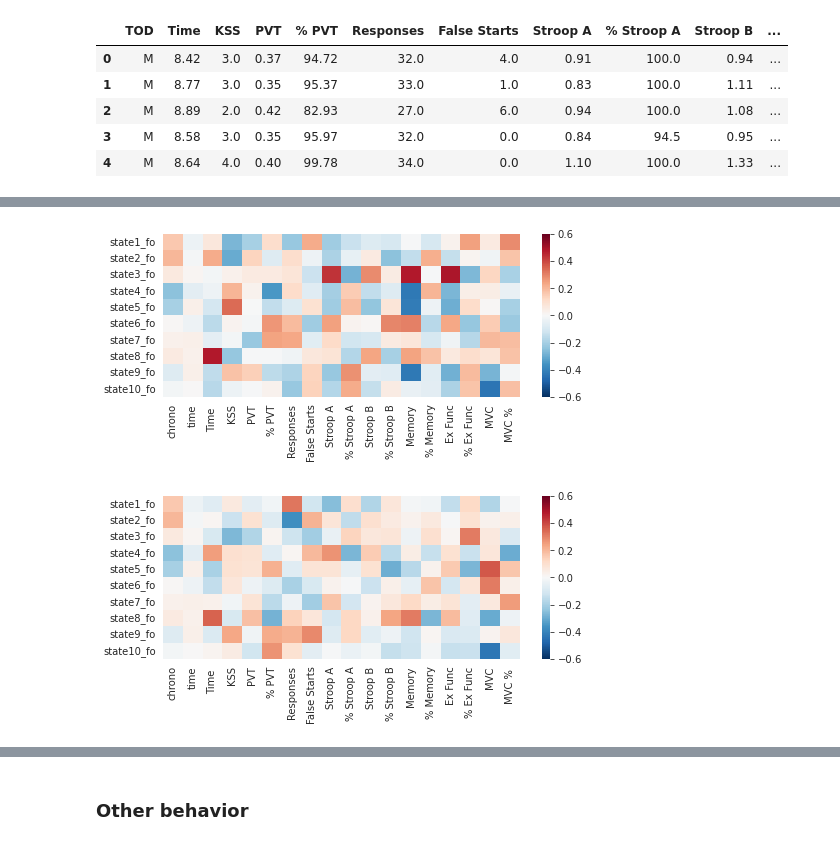
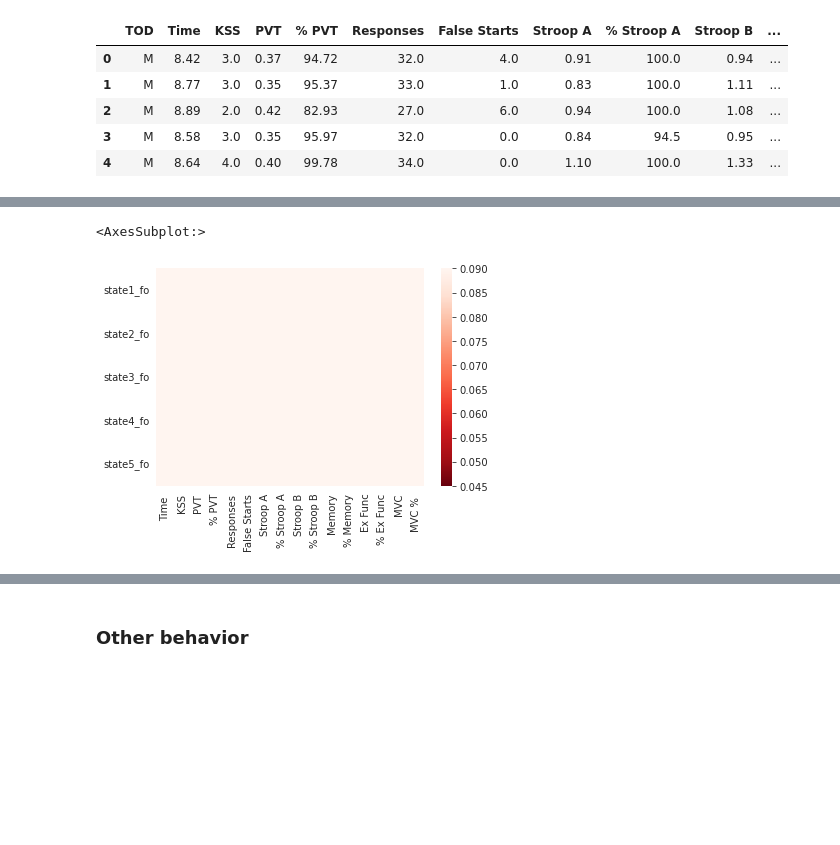
Before and after one commit to Wetiqe/MSc-Data-Analysis, a Jupyter notebook: scripts/correlation.ipynb, the cells around one changed output, grey strips where cells are left out. Saved outputs shown, nothing was run; the diff lists cells and outputs as text; code cells hidden in the pictures; blank space fills up the shorter version.

```diff
--- a/scripts/correlation.ipynb
+++ b/scripts/correlation.ipynb
@@ -206,8 +190,6 @@ warp_focorr_plot(df_fo_perform, (8,3))
 # %%
-warp_focorr_plot(pd.concat([fo,per_m], axis=1), (8,3))
+r_matrix, p_matrix= partial_corr(pd.concat([fo,per_e], axis=1),K_state,covariates=[],skipped=['chrono','time','TOD'])
+sns.heatmap(p_matrix,cmap='Reds_r', vmax=0.05)
 # %% [output]
+<AxesSubplot:>
-[figure, old version]
+[figure, new version]
-# %%
-warp_focorr_plot(pd.concat([fo,per_a], axis=1), (8,3))
-# %% [output]
-[figure, removed]
```
Also changed, not shown: parts of 45 cells of this notebook, 11 other files.
